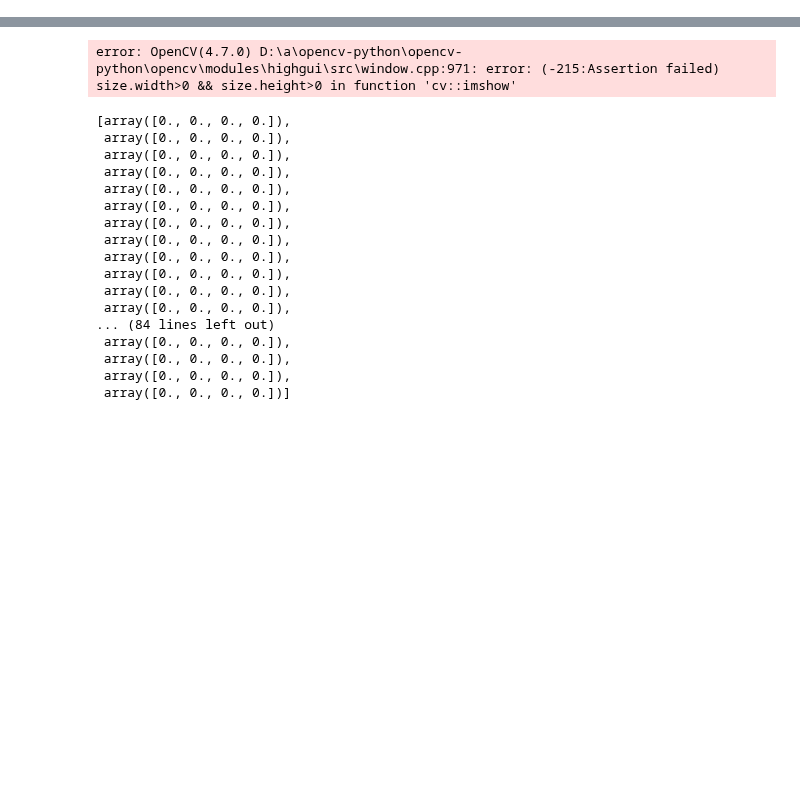
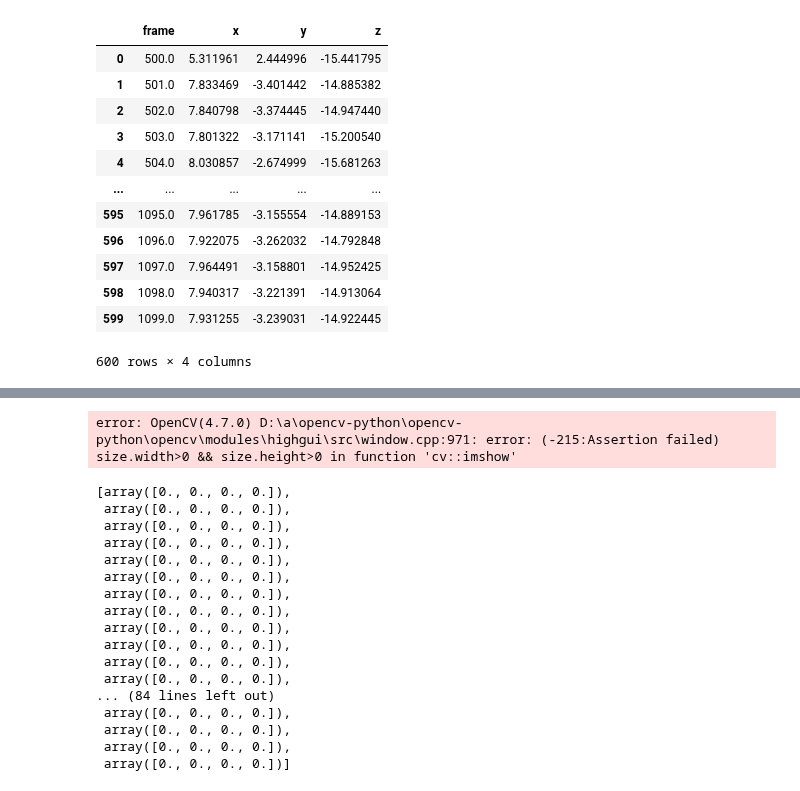
Before and after one commit to fhnw-ds/fhnw-cda2-tennis-analysis, a Jupyter notebook: ball_detection/ball_detection_frame_by_frame/tennis_ball_detection_tensor_cuda.ipynb, the cells around one changed output, grey strips where cells are left out. Drawn from its saved outputs; the diff is of its cells as text; code cells hidden in the pictures; blank space fills up the shorter version.

```diff
--- a/ball_detection/ball_detection_frame_by_frame/tennis_ball_detection_tensor_cuda.ipynb
+++ b/ball_detection/ball_detection_frame_by_frame/tennis_ball_detection_tensor_cuda.ipynb
@@ -49,0 +71,35 @@ Error
+# %%
+from helperClasses.BaseTransformation import BaseTransformation
+import pandas as pd
+
+ball_points = balldata.copy()
+ball_points[:,1]= ball_points[:,1] /1000
+ball_points[:,2]= ball_points[:,2] /1000
+ball_points[:,3]= np.abs(ball_points[:,3] /1000)
+
+calibration_points = np.array([
+    [0.5037602186203003, -1.451180100440979, -14.78443717956543], # service line center
+    [3.287168502807617, -1.302998423576355, -11.139520645141602], # service x singles sideline
+    [0.4447464346885681, -1.4366605281829834, -7.802434921264648] # baseline x singles sideline
+])
+
+baseTransformation = BaseTransformation(calibration_points)
+
+data = pd.DataFrame(ball_points, columns=['frame','x', 'y', 'z'])
+transformed_data = baseTransformation.transformData(data , [-2.5, 0, -18.28])
+
+transformed_data
+# %% [output]
+|  | frame | x | y | z |
+| 0 | 500.0 | 5.311961 | 2.444996 | -15.441795 |
+| 1 | 501.0 | 7.833469 | -3.401442 | -14.885382 |
+| 2 | 502.0 | 7.840798 | -3.374445 | -14.947440 |
+| 3 | 503.0 | 7.801322 | -3.171141 | -15.200540 |
+| 4 | 504.0 | 8.030857 | -2.674999 | -15.681263 |
+| ... | ... | ... | ... | ... |
+| 595 | 1095.0 | 7.961785 | -3.155554 | -14.889153 |
+| 596 | 1096.0 | 7.922075 | -3.262032 | -14.792848 |
+| 597 | 1097.0 | 7.964491 | -3.158801 | -14.952425 |
+| 598 | 1098.0 | 7.940317 | -3.221391 | -14.913064 |
+| 599 | 1099.0 | 7.931255 | -3.239031 | -14.922445 |
+600 rows × 4 columns
```
Also changed, not shown: parts of 7 cells of this notebook, 1 other file.
